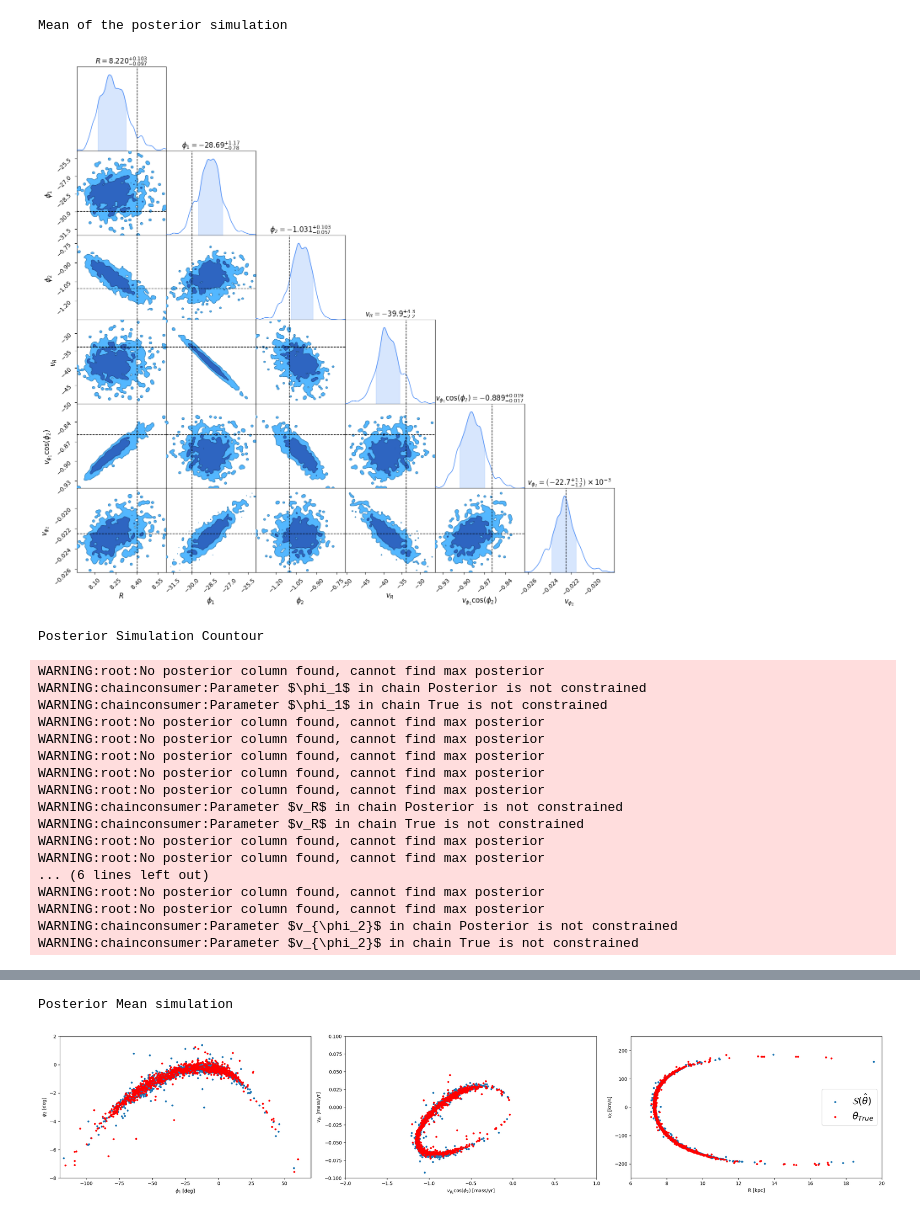
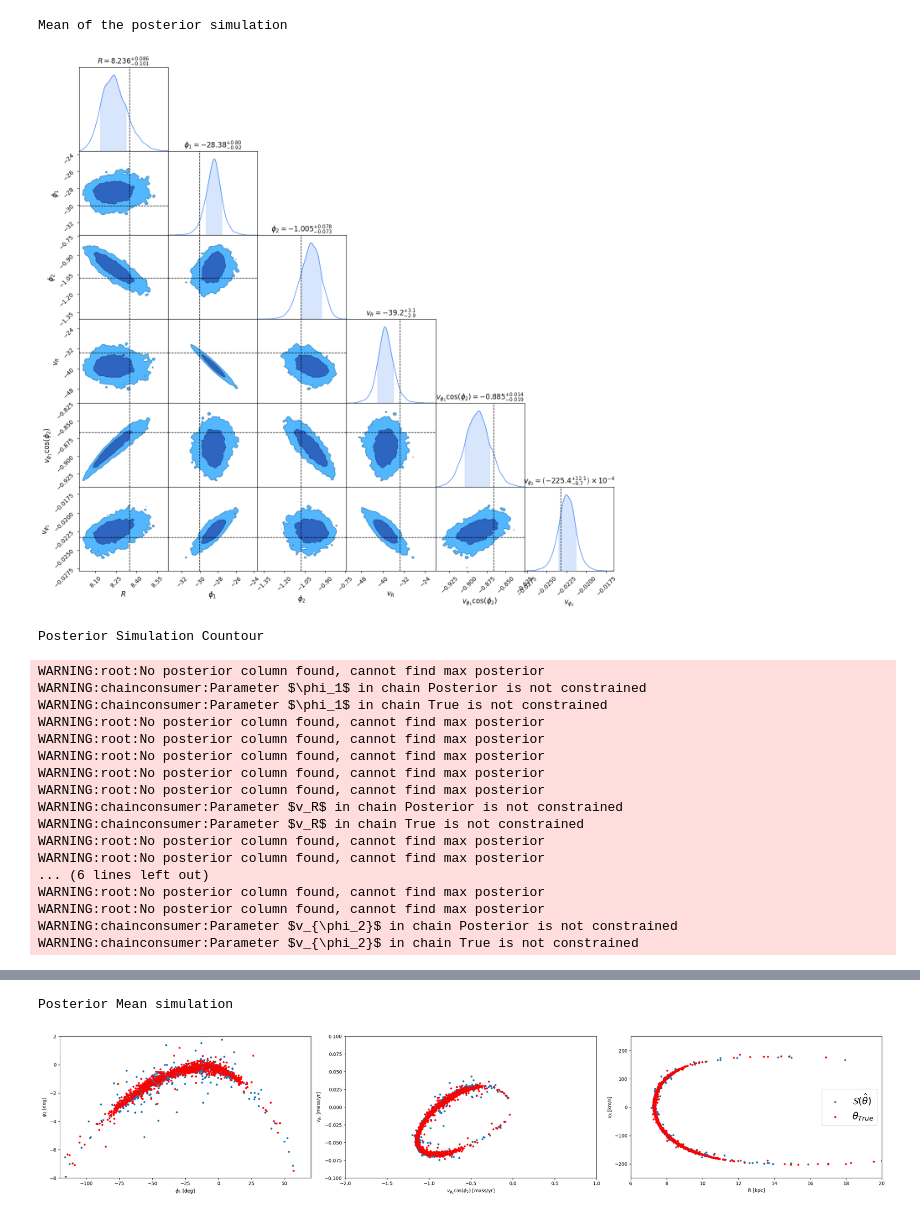
Before and after one commit to vepe99/sbi-sim, a Jupyter notebook: PPC.ipynb, the cells around one changed output, grey strips where cells are left out. Saved outputs shown, nothing was run; the diff lists cells and outputs as text; code cells hidden in the pictures.

```diff
--- a/PPC.ipynb
+++ b/PPC.ipynb
@@ -501,10 +501,10 @@ def PPC(data_path, num_posterior_samples=1000):
     print("95% CI (lower):", lower)
     print("95% CI (upper):", upper)
 # %%
-PPC(data_path = './logs/OdisseoSetTransformerLarge_OT_AllParameters_moreepochs/pictures/', num_posterior_samples=1000)
+PPC(data_path = './logs/OdisseoSetTransfomerDeep_OT_AllParametersPosition_1e5/pictures/', num_posterior_samples=5000)
 # %% [output]
 Mean of the posterior simulation
-[figure, old version]
+[figure, new version]
 Posterior Simulation Countour
 WARNING:root:No posterior column found, cannot find max posterior
 WARNING:chainconsumer:Parameter $\phi_1$ in chain Posterior is not constrained
@@ -527,3 +527,3 @@ WARNING:chainconsumer:Parameter $v_{\phi_2}$ in chain True is not constrained
 Posterior Mean simulation
-[figure, old version]
+[figure, new version]
 Density map difference
```
Also changed, not shown: parts of 3 cells of this notebook, 51 other files.
